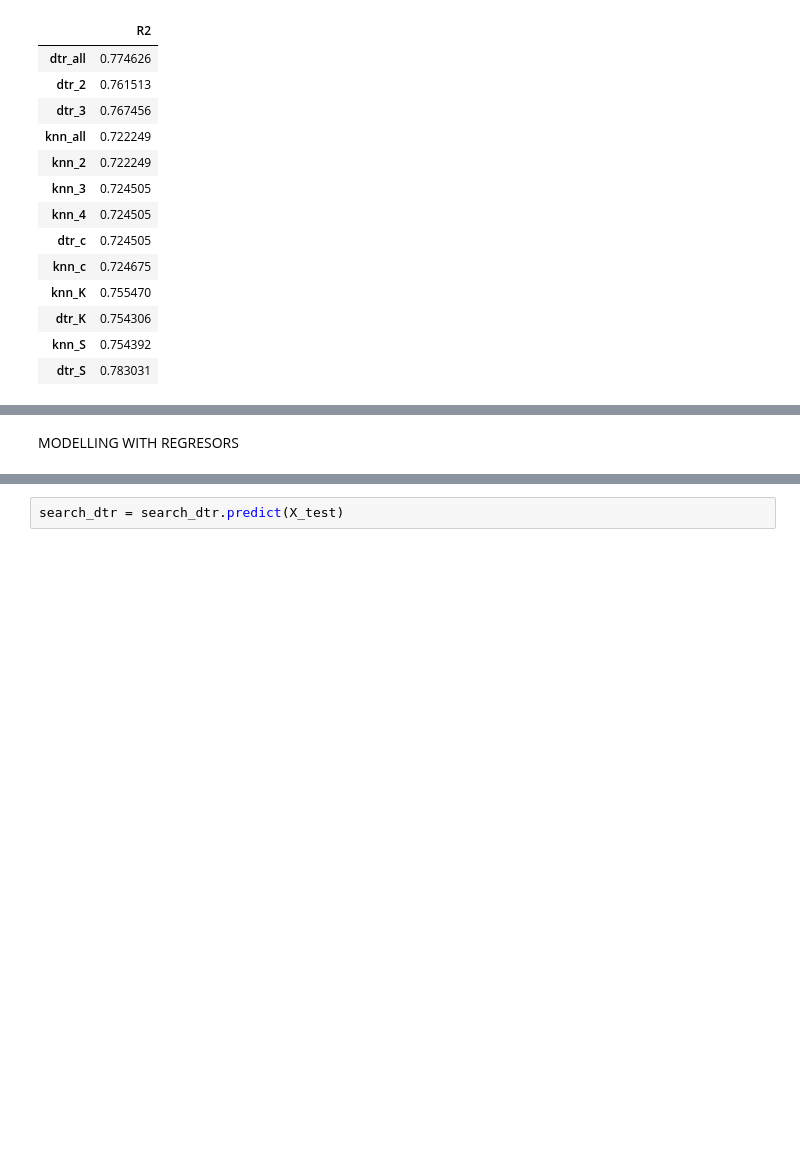
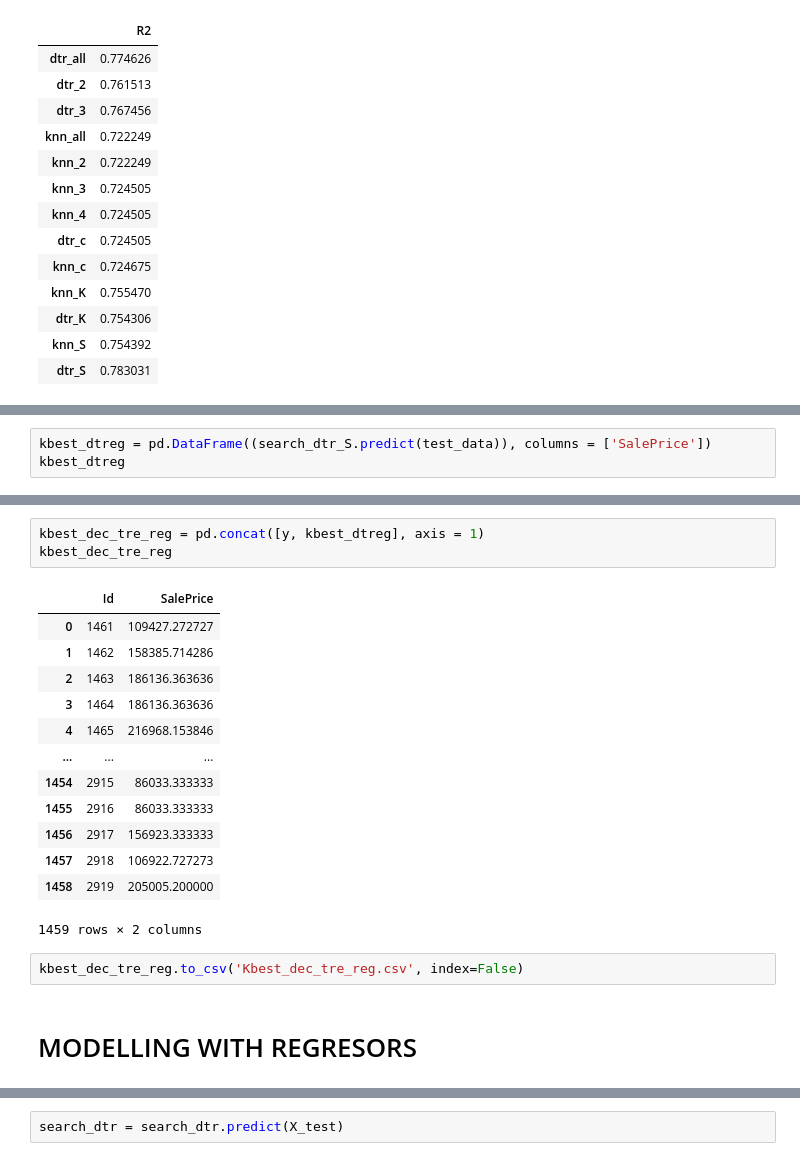
Before and after one commit to Valeriiass/ML_predict._regression_, a Jupyter notebook: Supervised_ML_regression_metrics.ipynb, the cells around one changed output, grey strips where cells are left out. Drawn from its saved outputs; the diff is of its cells as text; blank space fills up the shorter version.

```diff
--- a/Supervised_ML_regression_metrics.ipynb
+++ b/Supervised_ML_regression_metrics.ipynb
@@ -1413,0 +1496,3 @@ comparing_models_df
+# %%
+kbest_dtreg = pd.DataFrame((search_dtr_S.predict(test_data)), columns = ['SalePrice'])
+kbest_dtreg
@@ -1414,5 +1513,24 @@ comparing_models_df
+# %%
+kbest_dec_tre_reg = pd.concat([y, kbest_dtreg], axis = 1)
+kbest_dec_tre_reg
+# %% [output]
+|  | Id | SalePrice |
+| 0 | 1461 | 109427.272727 |
+| 1 | 1462 | 158385.714286 |
+| 2 | 1463 | 186136.363636 |
+| 3 | 1464 | 186136.363636 |
+| 4 | 1465 | 216968.153846 |
+| ... | ... | ... |
+| 1454 | 2915 | 86033.333333 |
+| 1455 | 2916 | 86033.333333 |
+| 1456 | 2917 | 156923.333333 |
+| 1457 | 2918 | 106922.727273 |
+| 1458 | 2919 | 205005.200000 |
+1459 rows × 2 columns
+# %%
+kbest_dec_tre_reg.to_csv('Kbest_dec_tre_reg.csv', index=False)
 # %% [markdown]
-MODELLING WITH REGRESORS
+# MODELLING WITH REGRESORS
 # %%
 from sklearn.preprocessing import MinMaxScaler
 from sklearn.compose import make_column_transformer
```
Also changed, not shown: parts of 59 cells of this notebook, 1 other file.
